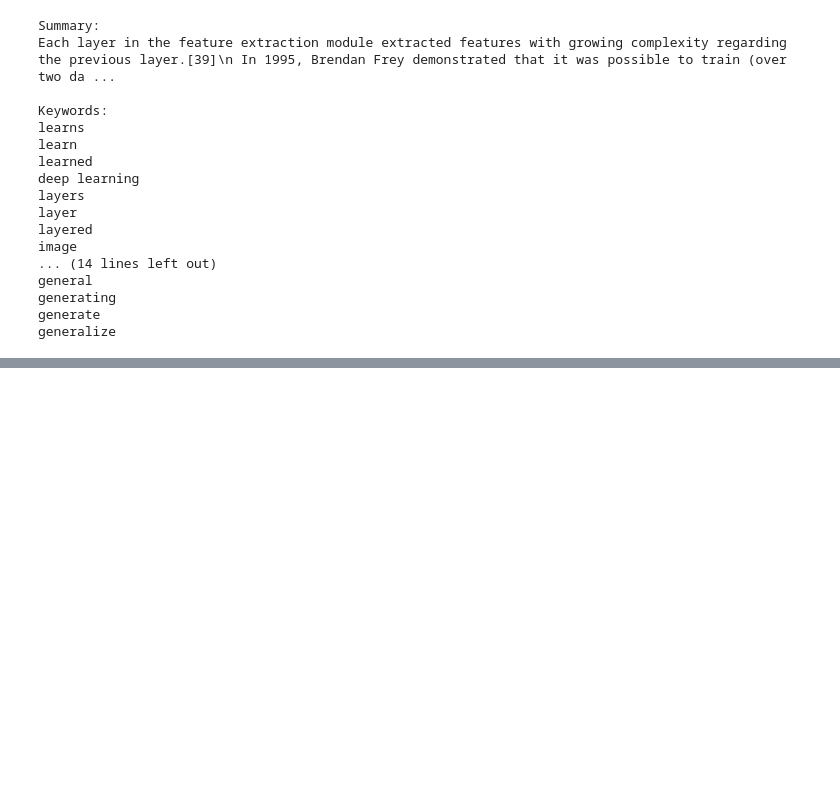
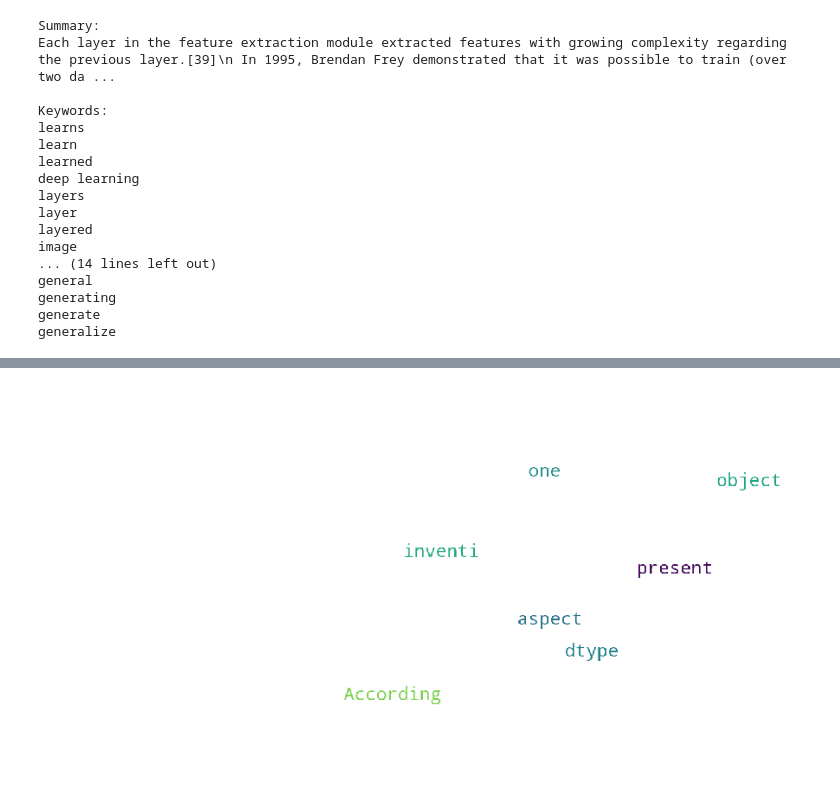
Before and after one commit to HassanSherwani/Text_Summarization, a Jupyter notebook: Text_Summarization.ipynb, the cells around one changed output, grey strips where cells are left out. Saved outputs shown, nothing was run; the diff lists cells and outputs as text; code cells hidden in the pictures; blank space fills up the shorter version.

```diff
--- a/Text_Summarization.ipynb
+++ b/Text_Summarization.ipynb
@@ -421,0 +479,4 @@ generalize
+# %%
+Mywordcloud(df2.dropna())
+# %% [output]
+[figure, added]
```
Also changed, not shown: parts of 7 cells of this notebook.
